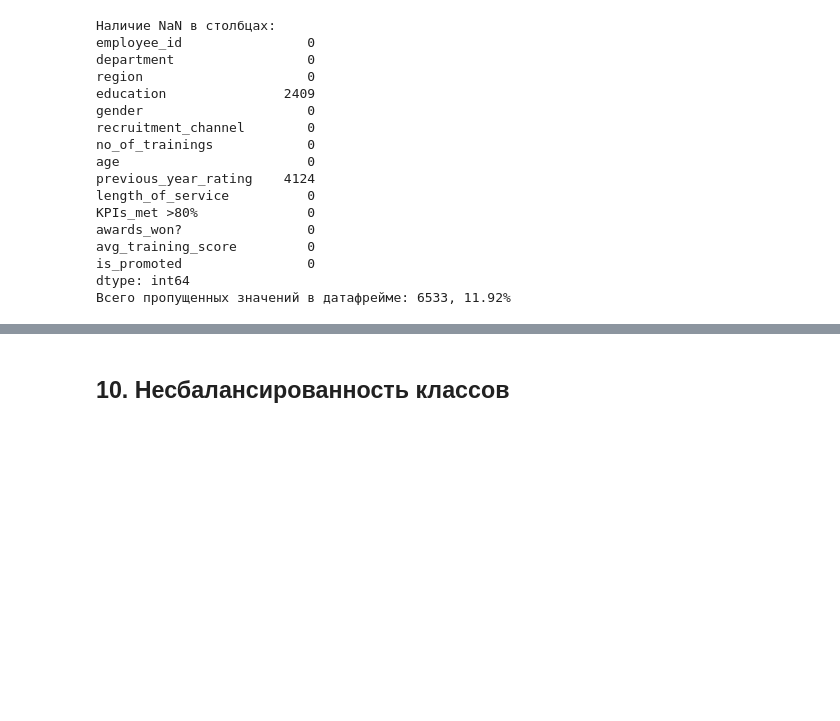
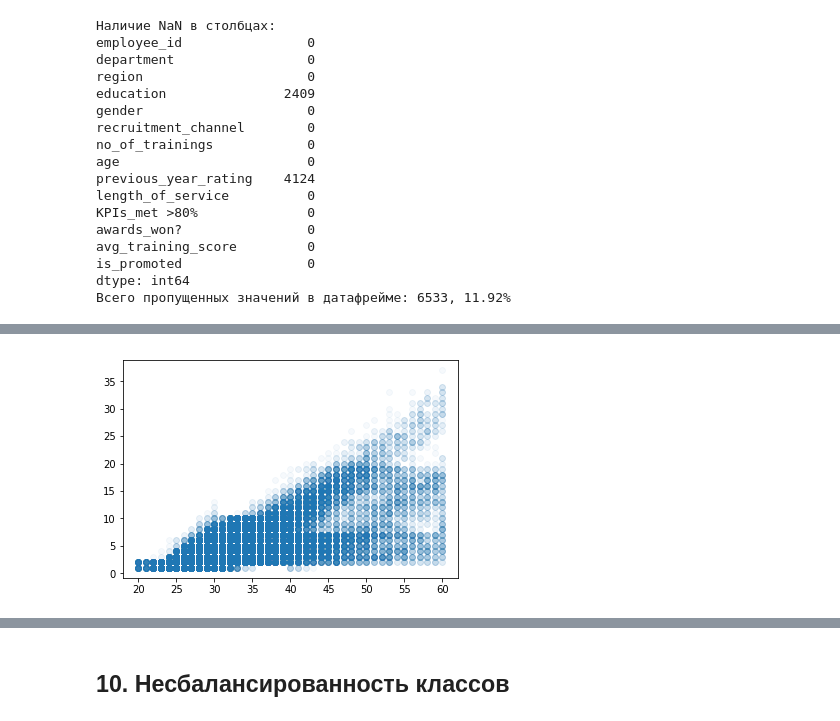
Before and after one commit to LuaSavage/ML, a Jupyter notebook: main.ipynb, the cells around one changed output, grey strips where cells are left out. Saved outputs shown, nothing was run; the diff lists cells and outputs as text; code cells hidden in the pictures; blank space fills up the shorter version.

```diff
--- a/main.ipynb
+++ b/main.ipynb
@@ -122,0 +173,8 @@ dtype: int64
+# %%
+for coll in ['department', 'region', 'education', 'gender', 'recruitment_channel']:
+    data[coll] = data[coll].astype('category')
+
+plt.scatter(data['age'], data['length_of_service'], alpha = .04)
+pass
+# %% [output]
+[figure, added]
```
Also changed, not shown: parts of 51 cells of this notebook.
